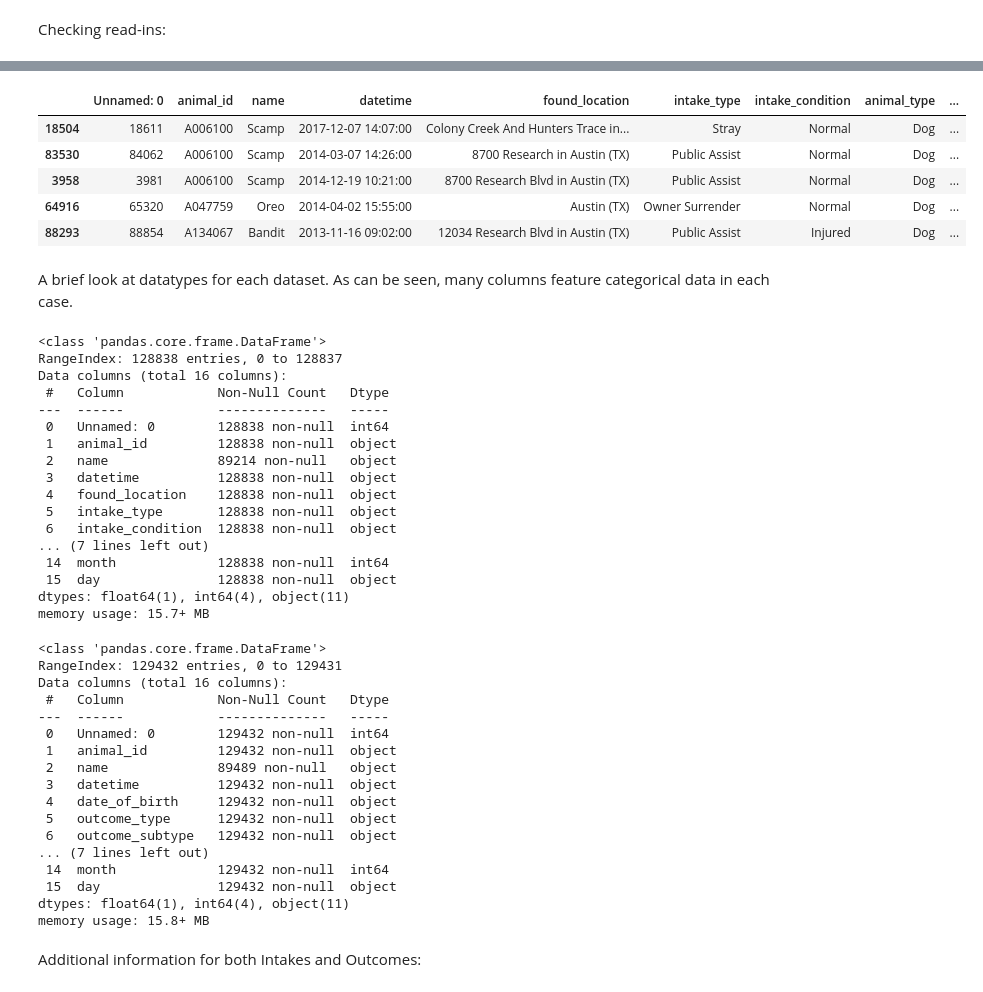
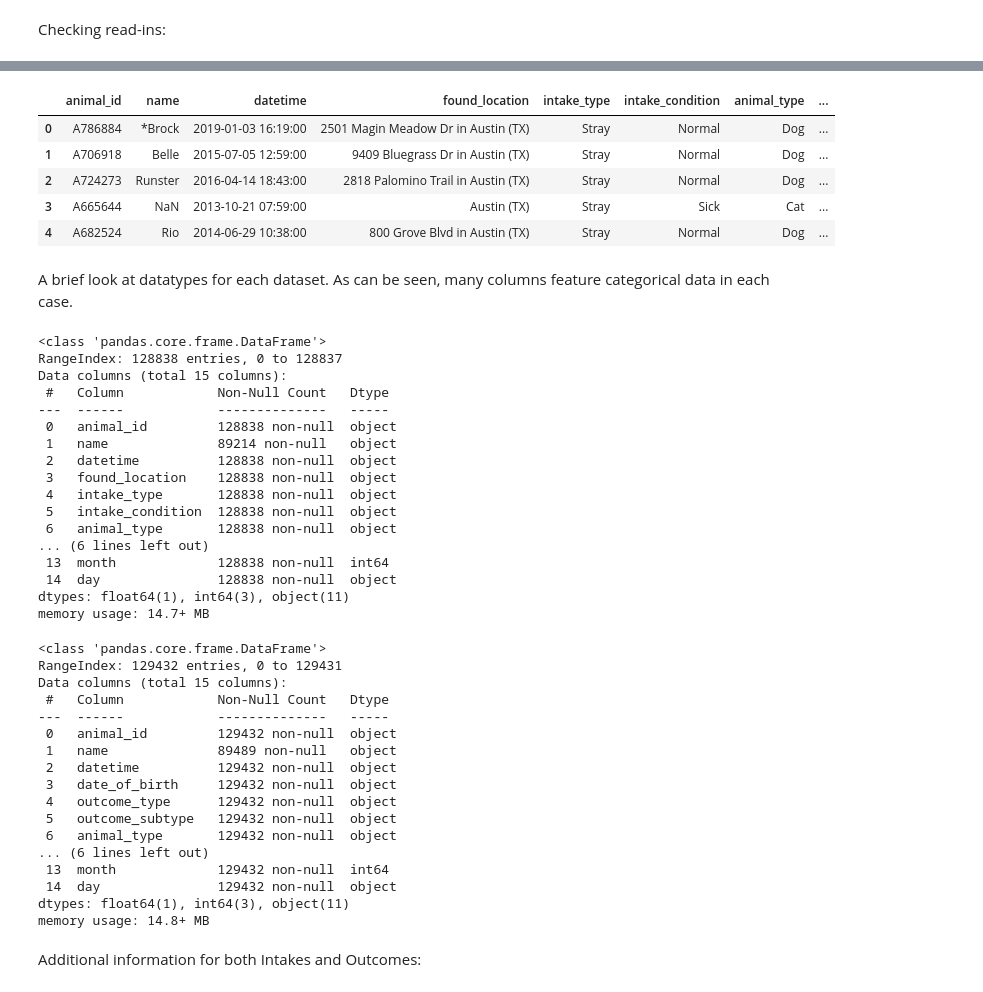
Before and after one commit to bpberry0324/animal_shelter_outcomes, a Jupyter notebook: appendices/appendix_01_preprocessing/02_initial_eda.ipynb, the cells around one changed output, grey strips where cells are left out. Cells and saved outputs as stored; diff of their text form; code cells hidden in the pictures.

```diff
--- a/appendices/appendix_01_preprocessing/02_initial_eda.ipynb
+++ b/appendices/appendix_01_preprocessing/02_initial_eda.ipynb
@@ -11,6 +12,9 @@ import matplotlib.pyplot as plt
 # %%
 outcomes = pd.read_csv('../../datasets/outcomes_initial.csv')
 intakes = pd.read_csv('../../datasets/intakes_initial.csv')
+# %%
+outcomes.drop(columns='Unnamed: 0', inplace=True)
+intakes.drop(columns='Unnamed: 0', inplace=True)
 # %% [markdown]
 Checking read-ins:
 # %%
@@ -25,12 +29,12 @@ outcomes.sort_values(by='animal_id').head()
 # %%
-intakes.sort_values(by='animal_id').head()
+intakes.head()
 # %% [output]
-|  | Unnamed: 0 | animal_id | name | datetime | found_location | intake_type | intake_condition | animal_type | ... |
-| 18504 | 18611 | A006100 | Scamp | 2017-12-07 14:07:00 | Colony Creek And Hunters Trace in... | Stray | Normal | Dog | ... |
-| 83530 | 84062 | A006100 | Scamp | 2014-03-07 14:26:00 | 8700 Research in Austin (TX) | Public Assist | Normal | Dog | ... |
-| 3958 | 3981 | A006100 | Scamp | 2014-12-19 10:21:00 | 8700 Research Blvd in Austin (TX) | Public Assist | Normal | Dog | ... |
-| 64916 | 65320 | A047759 | Oreo | 2014-04-02 15:55:00 | Austin (TX) | Owner Surrender | Normal | Dog | ... |
-| 88293 | 88854 | A134067 | Bandit | 2013-11-16 09:02:00 | 12034 Research Blvd in Austin (TX) | Public Assist | Injured | Dog | ... |
+|  | animal_id | name | datetime | found_location | intake_type | intake_condition | animal_type | ... |
+| 0 | A786884 | *Brock | 2019-01-03 16:19:00 | 2501 Magin Meadow Dr in Austin (TX) | Stray | Normal | Dog | ... |
+| 1 | A706918 | Belle | 2015-07-05 12:59:00 | 9409 Bluegrass Dr in Austin (TX) | Stray | Normal | Dog | ... |
+| 2 | A724273 | Runster | 2016-04-14 18:43:00 | 2818 Palomino Trail in Austin (TX) | Stray | Normal | Dog | ... |
+| 3 | A665644 | NaN | 2013-10-21 07:59:00 | Austin (TX) | Stray | Sick | Cat | ... |
+| 4 | A682524 | Rio | 2014-06-29 10:38:00 | 800 Grove Blvd in Austin (TX) | Stray | Normal | Dog | ... |
 # %% [markdown]
 A brief look at datatypes for each dataset. As can be seen, many columns feature categorical data in each case.
 # %%
@@ -38,41 +42,41 @@ intakes.info()
 # %% [output]
 <class 'pandas.core.frame.DataFrame'>
 RangeIndex: 128838 entries, 0 to 128837
-Data columns (total 16 columns):
+Data columns (total 15 columns):
  #   Column            Non-Null Count   Dtype
 ---  ------            --------------   -----
- 0   Unnamed: 0        128838 non-null  int64
- 1   animal_id         128838 non-null  object
- 2   name              89214 non-null   object
- 3   datetime          128838 non-null  object
- 4   found_location    128838 non-null  object
- 5   intake_type       128838 non-null  object
- 6   intake_condition  128838 non-null  object
-... (7 lines left out)
- 14  month             128838 non-null  int64
- 15  day               128838 non-null  object
-dtypes: float64(1), int64(4), object(11)
-memory usage: 15.7+ MB
+ 0   animal_id         128838 non-null  object
+ 1   name              89214 non-null   object
+ 2   datetime          128838 non-null  object
+ 3   found_location    128838 non-null  object
+ 4   intake_type       128838 non-null  object
+ 5   intake_condition  128838 non-null  object
+ 6   animal_type       128838 non-null  object
+... (6 lines left out)
+ 13  month             128838 non-null  int64
+ 14  day               128838 non-null  object
+dtypes: float64(1), int64(3), object(11)
+memory usage: 14.7+ MB
 # %%
 outcomes.info()
 # %% [output]
 <class 'pandas.core.frame.DataFrame'>
 RangeIndex: 129432 entries, 0 to 129431
-Data columns (total 16 columns):
+Data columns (total 15 columns):
  #   Column            Non-Null Count   Dtype
 ---  ------            --------------   -----
- 0   Unnamed: 0        129432 non-null  int64
- 1   animal_id         129432 non-null  object
- 2   name              89489 non-null   object
- 3   datetime          129432 non-null  object
- 4   date_of_birth     129432 non-null  object
- 5   outcome_type      129432 non-null  object
- 6   outcome_subtype   129432 non-null  object
-... (7 lines left out)
- 14  month             129432 non-null  int64
- 15  day               129432 non-null  object
-dtypes: float64(1), int64(4), object(11)
-memory usage: 15.8+ MB
+ 0   animal_id         129432 non-null  object
+ 1   name              89489 non-null   object
+ 2   datetime          129432 non-null  object
+ 3   date_of_birth     129432 non-null  object
+ 4   outcome_type      129432 non-null  object
+ 5   outcome_subtype   129432 non-null  object
+ 6   animal_type       129432 non-null  object
+... (6 lines left out)
+ 13  month             129432 non-null  int64
+ 14  day               129432 non-null  object
+dtypes: float64(1), int64(3), object(11)
+memory usage: 14.8+ MB
 # %% [markdown]
 Additional information for both Intakes and Outcomes:
 # %%
```
Also changed, not shown: parts of 33 cells of this notebook, 3 other files.
